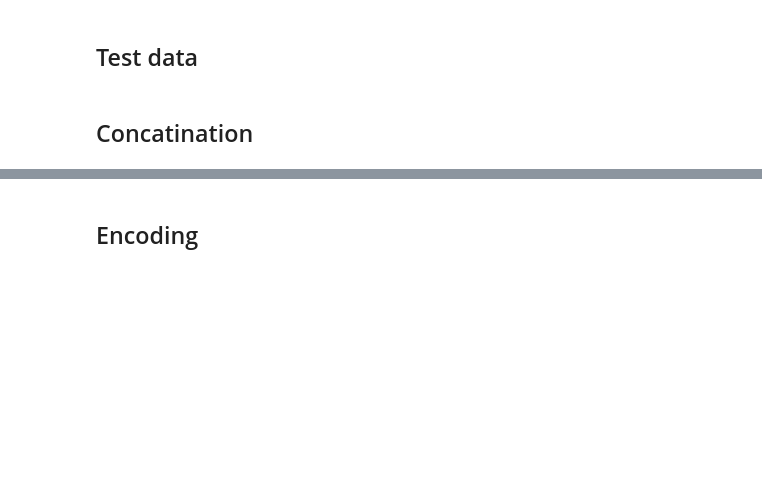
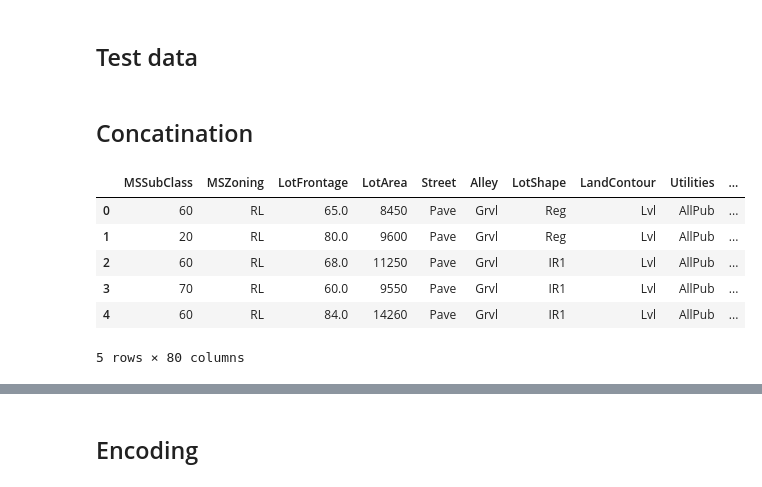
Before and after one commit to hakonsonstebo/HPP, a Jupyter notebook: HPP.ipynb, the cells around one changed output, grey strips where cells are left out. Cells and saved outputs as stored; diff of their text form; code cells hidden in the pictures; blank space fills up the shorter version.

```diff
--- a/HPP.ipynb
+++ b/HPP.ipynb
@@ -28,31 +31,31 @@ columns_with_missing_data = missing_values_count[missing_values_count > 0]
 Heatmap - find out which to features to drop
 # %%
 # Numeric
-HPP_data['LotFrontage'] = HPP_data['LotFrontage'].fillna(HPP_data['LotFrontage'].mean())
-HPP_data['MasVnrArea'] = HPP_data['MasVnrArea'].fillna(HPP_data['MasVnrArea'].mean())
-HPP_data['GarageYrBlt'] = HPP_data['GarageYrBlt'].fillna(HPP_data['GarageYrBlt'].mean())
+train_df['LotFrontage'] = train_df['LotFrontage'].fillna(train_df['LotFrontage'].mean())
+train_df['MasVnrArea'] = train_df['MasVnrArea'].fillna(train_df['MasVnrArea'].mean())
+train_df['GarageYrBlt'] = train_df['GarageYrBlt'].fillna(train_df['GarageYrBlt'].mean())
 
 # Categorical
-HPP_data['Alley'] = HPP_data['Alley'].fillna(HPP_data['Alley'].mode()[0])
-HPP_data['MasVnrType'] = HPP_data['MasVnrType'].fillna(HPP_data['MasVnrType'].mode()[0])
-HPP_data['BsmtQual'] = HPP_data['BsmtQual'].fillna(HPP_data['BsmtQual'].mode()[0])
-HPP_data['BsmtCond'] = HPP_data['BsmtCond'].fillna(HPP_data['BsmtCond'].mode()[0])
-HPP_data['BsmtExposure'] = HPP_data['BsmtExposure'].fillna(HPP_data['BsmtExposure'].mode()[0])
-HPP_data['BsmtFinType1'] = HPP_data['BsmtFinType1'].fillna(HPP_data['BsmtFinType1'].mode()[0])
-HPP_data['BsmtFinType2'] = HPP_data['BsmtFinType2'].fillna(HPP_data['BsmtFinType2'].mode()[0])
-HPP_data['Electrical'] = HPP_data['Electrical'].fillna(HPP_data['Electrical'].mode()[0])
-HPP_data['FireplaceQu'] = HPP_data['FireplaceQu'].fillna(HPP_data['FireplaceQu'].mode()[0])
-HPP_data['GarageType'] = HPP_data['GarageType'].fillna(HPP_data['GarageType'].mode()[0])
-HPP_data['GarageFinish'] = HPP_data['GarageFinish'].fillna(HPP_data['GarageFinish'].mode()[0])
-HPP_data['GarageQual'] = HPP_data['GarageQual'].fillna(HPP_data['GarageQual'].mode()[0])
-HPP_data['GarageCond'] = HPP_data['GarageCond'].fillna(HPP_data['GarageCond'].mode()[0])
-HPP_data['PoolQC'] = HPP_data['PoolQC'].fillna(HPP_data['PoolQC'].mode()[0])
-HPP_data['Fence'] = HPP_data['Fence'].fillna(HPP_data['Fence'].mode()[0])
-HPP_data['MiscFeature'] = HPP_data['MiscFeature'].fillna(HPP_data['MiscFeature'].mode()[0])
+train_df['Alley'] = train_df['Alley'].fillna(train_df['Alley'].mode()[0])
+train_df['MasVnrType'] = train_df['MasVnrType'].fillna(train_df['MasVnrType'].mode()[0])
+train_df['BsmtQual'] = train_df['BsmtQual'].fillna(train_df['BsmtQual'].mode()[0])
+train_df['BsmtCond'] = train_df['BsmtCond'].fillna(train_df['BsmtCond'].mode()[0])
+train_df['BsmtExposure'] = train_df['BsmtExposure'].fillna(train_df['BsmtExposure'].mode()[0])
+train_df['BsmtFinType1'] = train_df['BsmtFinType1'].fillna(train_df['BsmtFinType1'].mode()[0])
+train_df['BsmtFinType2'] = train_df['BsmtFinType2'].fillna(train_df['BsmtFinType2'].mode()[0])
+train_df['Electrical'] = train_df['Electrical'].fillna(train_df['Electrical'].mode()[0])
+train_df['FireplaceQu'] = train_df['FireplaceQu'].fillna(train_df['FireplaceQu'].mode()[0])
+train_df['GarageType'] = train_df['GarageType'].fillna(train_df['GarageType'].mode()[0])
+train_df['GarageFinish'] = train_df['GarageFinish'].fillna(train_df['GarageFinish'].mode()[0])
+train_df['GarageQual'] = train_df['GarageQual'].fillna(train_df['GarageQual'].mode()[0])
+train_df['GarageCond'] = train_df['GarageCond'].fillna(train_df['GarageCond'].mode()[0])
+train_df['PoolQC'] = train_df['PoolQC'].fillna(train_df['PoolQC'].mode()[0])
+train_df['Fence'] = train_df['Fence'].fillna(train_df['Fence'].mode()[0])
+train_df['MiscFeature'] = train_df['MiscFeature'].fillna(train_df['MiscFeature'].mode()[0])
 
 
 # Check that we have no NA values.
-missing_values_count = HPP_data.isnull().sum()
+missing_values_count = train_df.isnull().sum()
 columns_with_missing_data = missing_values_count[missing_values_count > 0]
 print(columns_with_missing_data)
 # %% [output]
@@ -68,0 +78,10 @@ Handle Categorical Features
+# %%
+train_df.head()
+# %% [output]
+|  | MSSubClass | MSZoning | LotFrontage | LotArea | Street | Alley | LotShape | LandContour | Utilities | ... |
+| 0 | 60 | RL | 65.0 | 8450 | Pave | Grvl | Reg | Lvl | AllPub | ... |
+| 1 | 20 | RL | 80.0 | 9600 | Pave | Grvl | Reg | Lvl | AllPub | ... |
+| 2 | 60 | RL | 68.0 | 11250 | Pave | Grvl | IR1 | Lvl | AllPub | ... |
+| 3 | 70 | RL | 60.0 | 9550 | Pave | Grvl | IR1 | Lvl | AllPub | ... |
+| 4 | 60 | RL | 84.0 | 14260 | Pave | Grvl | IR1 | Lvl | AllPub | ... |
+5 rows × 80 columns
```
Also changed, not shown: parts of 8 cells of this notebook, 2 other files.
